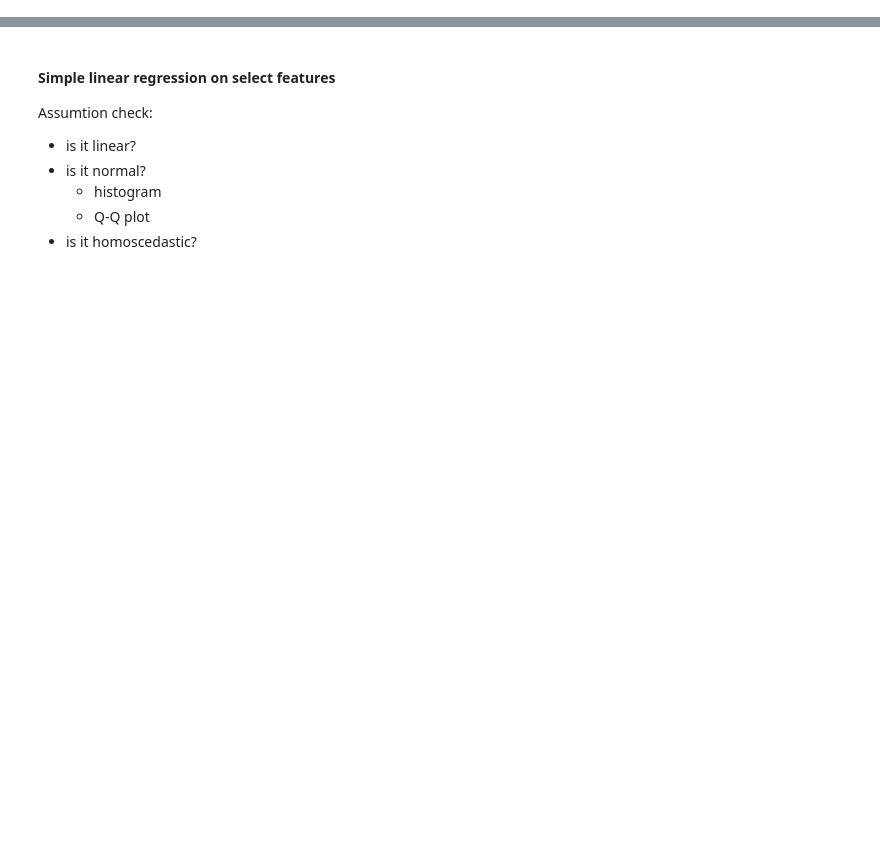
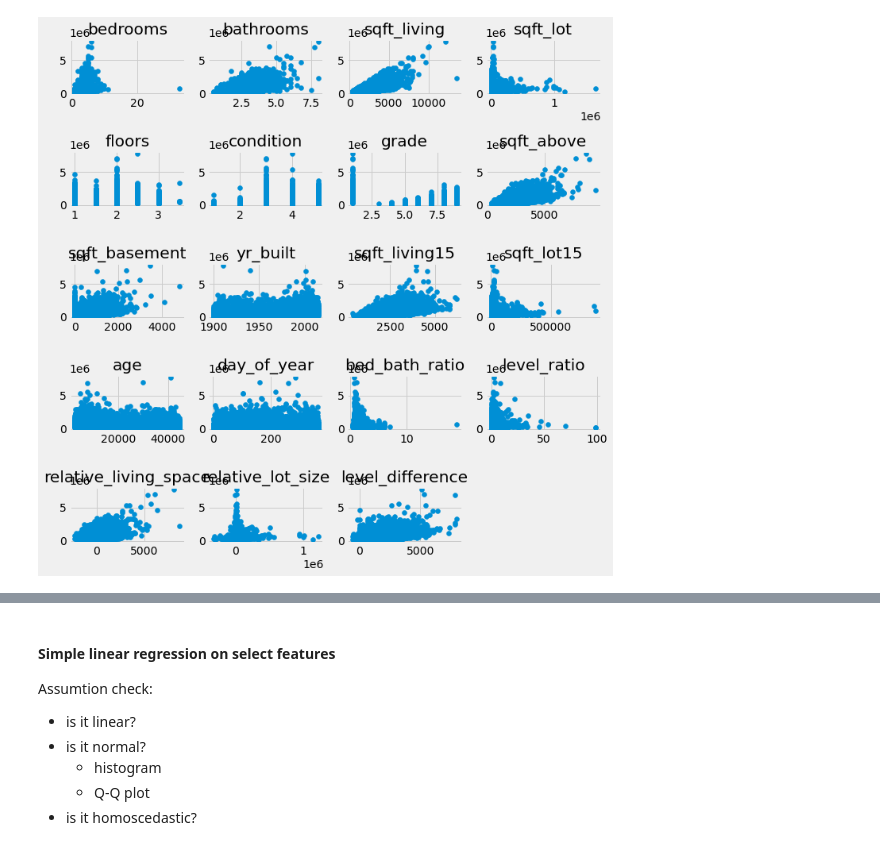
Before and after one commit to Zeth-Abney/Flatiron-school, a Jupyter notebook: phase-2/PROJECT/EDA-two.ipynb, the cells around one changed output, grey strips where cells are left out. Saved outputs shown, nothing was run; the diff lists cells and outputs as text; code cells hidden in the pictures; blank space fills up the shorter version.

```diff
--- a/phase-2/PROJECT/EDA-two.ipynb
+++ b/phase-2/PROJECT/EDA-two.ipynb
@@ -26,0 +21,2 @@ plt.show()
+# %%
+df = pd.read_csv('data/cleaned_kc.csv')
@@ -26,0 +46,7 @@ plt.show()
+# %%
+# convert age to an integer
+ages = []
+for age in df.age:
+    age = age.split()[0]
+    ages.append(float(age))
+df.age = ages
@@ -26,0 +85,17 @@ plt.show()
+# %%
+y = df.price
+X_labels = df.columns[1:]
+X = df[X_labels]
+# %%
+# visualize the relationship between the predictors and the target using scatterplots
+plt.figure(figsize=(10,10))
+
+for idx,label in enumerate(X_labels):
+    ax = plt.subplot(5,4,idx+1)
+    plt.scatter(X[label],y)
+    plt.title(label)
+
+plt.tight_layout()
+plt.show()
+# %% [output]
+[figure, added]
```
Also changed, not shown: parts of 25 cells of this notebook, 3 other files.
